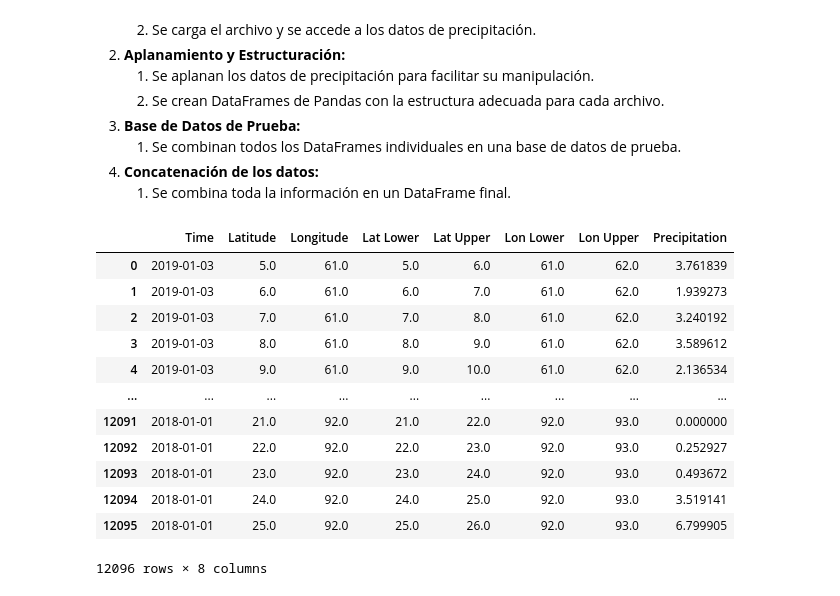
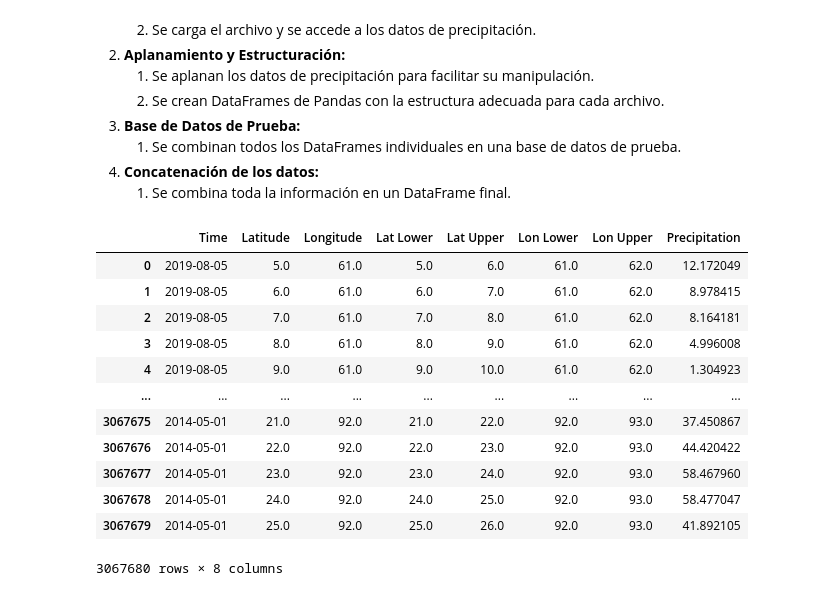
Before and after one commit to ManriCamachoP/CHF, a Jupyter notebook: Era5_Precipitation_ETL.ipynb, the cells around one changed output. Saved outputs shown, nothing was run; the diff lists cells and outputs as text; code cells hidden in the pictures.

```diff
--- a/Era5_Precipitation_ETL.ipynb
+++ b/Era5_Precipitation_ETL.ipynb
@@ -128,44 +128,44 @@ for filename in os.listdir(folder_path):
         latitude_upper = ds['lat_bounds'][:, 1].values
         longitude_lower = ds['lon_bounds'][:, 0].values
         longitude_upper = ds['lon_bounds'][:, 1].values
 
         # Aplanar los valores de precipitación
         precipitation_values = precipitation_data_main.values.flatten()
 
         # Crear un DataFrame de Pandas con la remodelación adecuada
         df = pd.DataFrame({
             'Time': np.repeat(time, len(precipitation_values)),
             'Latitude': np.tile(latitude, len(longitude)),
             'Longitude': np.repeat(longitude, len(latitude)),
             'Lat Lower': np.tile(latitude_lower, len(longitude_lower)),
             'Lat Upper': np.tile(latitude_upper, len(longitude_upper)),
             'Lon Lower': np.repeat(longitude_lower, len(latitude_lower)),
             'Lon Upper': np.repeat(longitude_upper, len(latitude_upper)),
             'Precipitation': precipitation_values
         })
 
         # Agregar el DataFrame a la lista
         dfs.append(df)
 
         # Cerrar el conjunto de datos para liberar recursos
         ds.close()
 
 # Combinar todos los DataFrames en uno solo
-final_df = pd.concat(dfs, ignore_index=True)
+df = pd.concat(dfs, ignore_index=True)
 
 # Imprimir el DataFrame final
-final_df
+df
 # %% [output]
 |  | Time | Latitude | Longitude | Lat Lower | Lat Upper | Lon Lower | Lon Upper | Precipitation |
-| 0 | 2019-01-03 | 5.0 | 61.0 | 5.0 | 6.0 | 61.0 | 62.0 | 3.761839 |
-| 1 | 2019-01-03 | 6.0 | 61.0 | 6.0 | 7.0 | 61.0 | 62.0 | 1.939273 |
-| 2 | 2019-01-03 | 7.0 | 61.0 | 7.0 | 8.0 | 61.0 | 62.0 | 3.240192 |
-| 3 | 2019-01-03 | 8.0 | 61.0 | 8.0 | 9.0 | 61.0 | 62.0 | 3.589612 |
-| 4 | 2019-01-03 | 9.0 | 61.0 | 9.0 | 10.0 | 61.0 | 62.0 | 2.136534 |
+| 0 | 2019-08-05 | 5.0 | 61.0 | 5.0 | 6.0 | 61.0 | 62.0 | 12.172049 |
+| 1 | 2019-08-05 | 6.0 | 61.0 | 6.0 | 7.0 | 61.0 | 62.0 | 8.978415 |
+| 2 | 2019-08-05 | 7.0 | 61.0 | 7.0 | 8.0 | 61.0 | 62.0 | 8.164181 |
+| 3 | 2019-08-05 | 8.0 | 61.0 | 8.0 | 9.0 | 61.0 | 62.0 | 4.996008 |
+| 4 | 2019-08-05 | 9.0 | 61.0 | 9.0 | 10.0 | 61.0 | 62.0 | 1.304923 |
 | ... | ... | ... | ... | ... | ... | ... | ... | ... |
-| 12091 | 2018-01-01 | 21.0 | 92.0 | 21.0 | 22.0 | 92.0 | 93.0 | 0.000000 |
-| 12092 | 2018-01-01 | 22.0 | 92.0 | 22.0 | 23.0 | 92.0 | 93.0 | 0.252927 |
-| 12093 | 2018-01-01 | 23.0 | 92.0 | 23.0 | 24.0 | 92.0 | 93.0 | 0.493672 |
-| 12094 | 2018-01-01 | 24.0 | 92.0 | 24.0 | 25.0 | 92.0 | 93.0 | 3.519141 |
-| 12095 | 2018-01-01 | 25.0 | 92.0 | 25.0 | 26.0 | 92.0 | 93.0 | 6.799905 |
+| 3067675 | 2014-05-01 | 21.0 | 92.0 | 21.0 | 22.0 | 92.0 | 93.0 | 37.450867 |
+| 3067676 | 2014-05-01 | 22.0 | 92.0 | 22.0 | 23.0 | 92.0 | 93.0 | 44.420422 |
+| 3067677 | 2014-05-01 | 23.0 | 92.0 | 23.0 | 24.0 | 92.0 | 93.0 | 58.467960 |
+| 3067678 | 2014-05-01 | 24.0 | 92.0 | 24.0 | 25.0 | 92.0 | 93.0 | 58.477047 |
+| 3067679 | 2014-05-01 | 25.0 | 92.0 | 25.0 | 26.0 | 92.0 | 93.0 | 41.892105 |
-12096 rows × 8 columns
+3067680 rows × 8 columns
```
Also changed, not shown: parts of 2 cells of this notebook.
